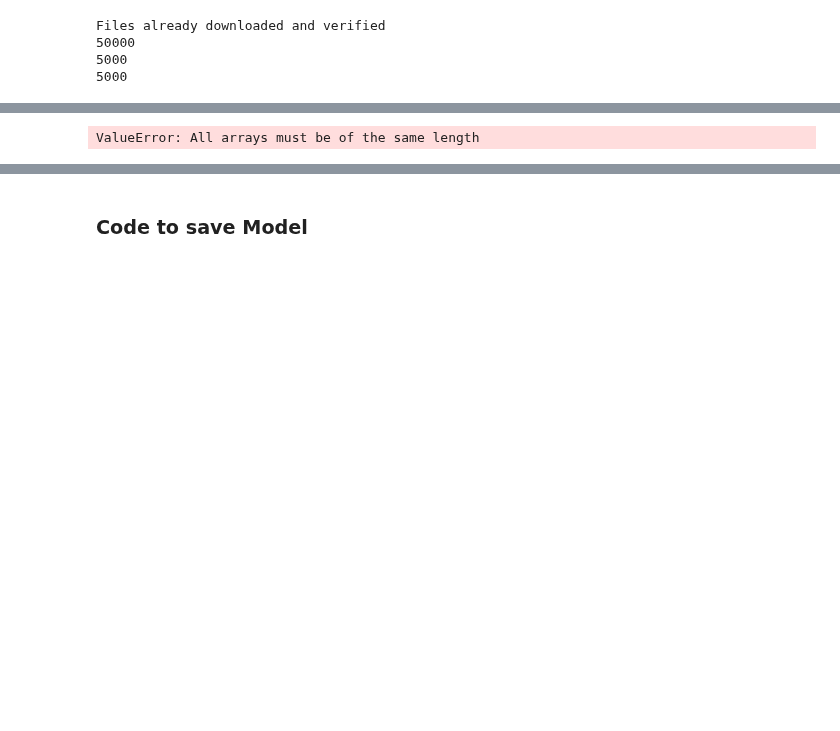
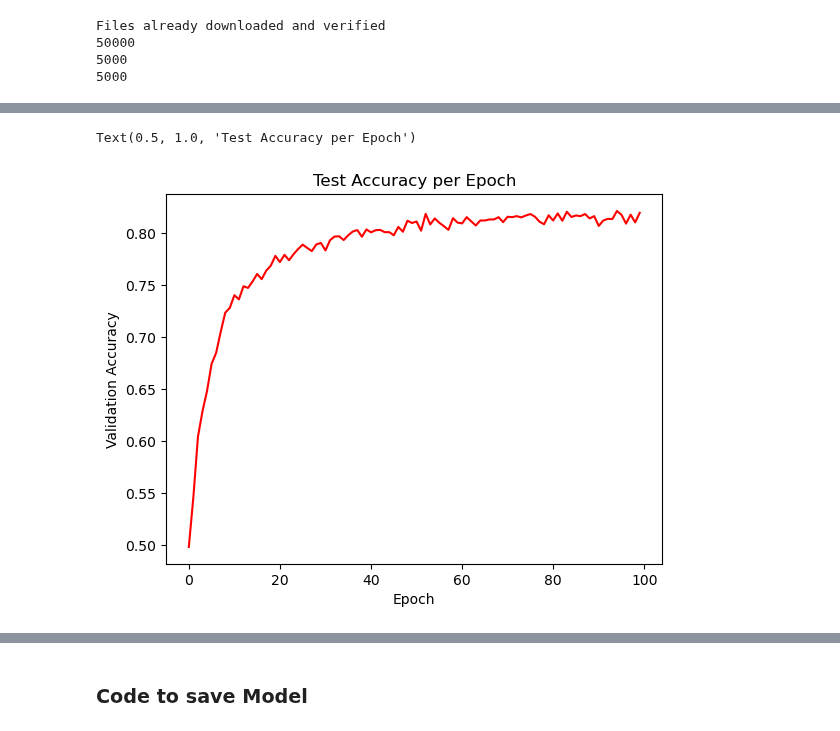
Before and after one commit to MARCI-UTK/EDS4AI, a Jupyter notebook: CNN.ipynb, the cells around one changed output, grey strips where cells are left out. Drawn from its saved outputs; the diff is of its cells as text; code cells hidden in the pictures; blank space fills up the shorter version.

```diff
--- a/CNN.ipynb
+++ b/CNN.ipynb
@@ -418,11 +443,12 @@ Text(0.5, 1.0, 'Training Loss')
 # %%
 dic2 = {'Validation Accuracy':val_accuracy_list, 'Epoch':epoch_range_list}
 df2 = pd.DataFrame(data=dic2)
 
-p2 = sns.lineplot(data=df2, x='Epoch', y='Test Accuracy', color='red')
+p2 = sns.lineplot(data=df2, x='Epoch', y='Validation Accuracy', color='red')
 p2.set_title('Test Accuracy per Epoch')
 # %% [output]
-ValueError: All arrays must be of the same length
+Text(0.5, 1.0, 'Test Accuracy per Epoch')
+[figure, added]
 # %%
 test_single_image = False
 
```
Also changed, not shown: parts of 6 cells of this notebook.
